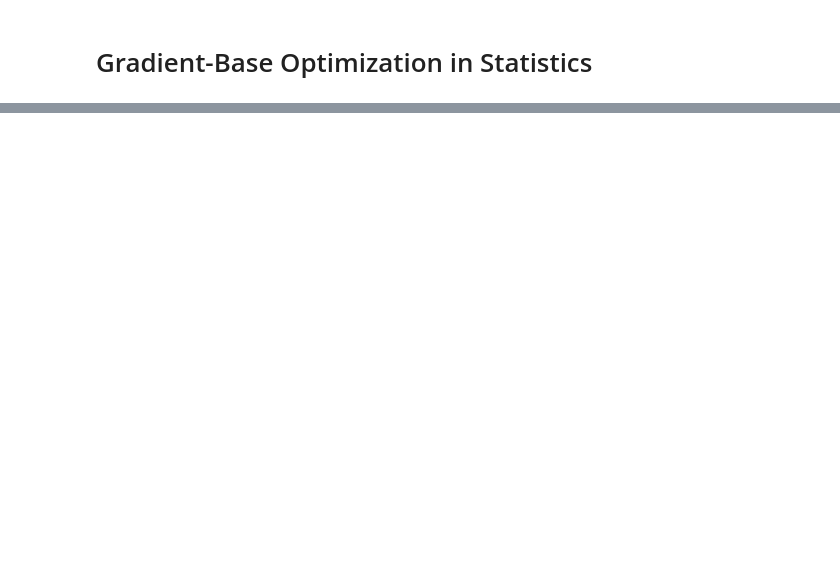
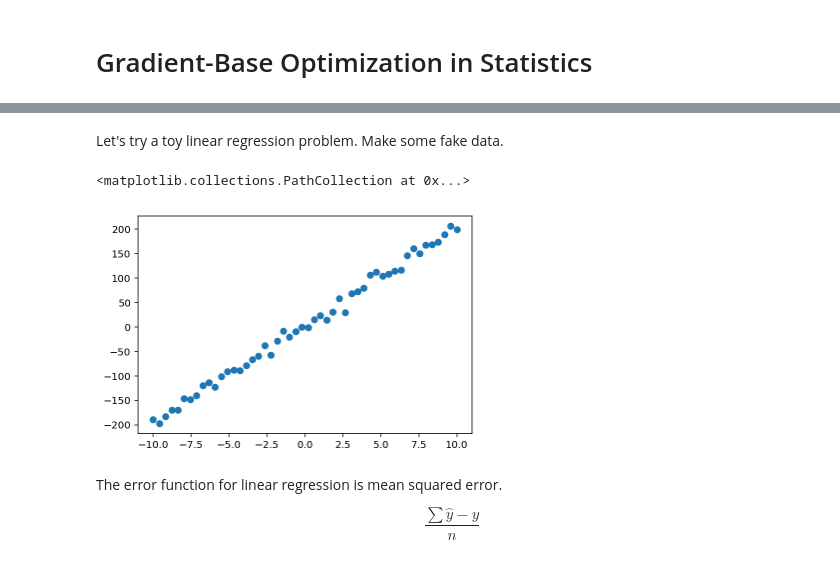
Before and after one commit to afcarl/autograd-fun, a Jupyter notebook: 05-statistics-ml.ipynb, the cells around one changed output, grey strips where cells are left out. Saved outputs shown, nothing was run; the diff lists cells and outputs as text; code cells hidden in the pictures; blank space fills up the shorter version.

```diff
--- a/05-statistics-ml.ipynb
+++ b/05-statistics-ml.ipynb
@@ -17,0 +71,16 @@ Linear and logistic regression are common models implemented in statistics, and
+# %% [markdown]
+Let's try a toy linear regression problem. Make some fake data.
+# %%
+# Params:
+M = 20
+C = 4
+x = np.linspace(-10, 10, 50)
+y = M * x  + C + npr.normal(size=50)* 10
+plt.scatter(x, y)
+# %% [output]
+<matplotlib.collections.PathCollection at 0x...>
+[figure, added]
+# %% [markdown]
+The error function for linear regression is mean squared error.
+
+$$ \frac{\sum \hat y - y}{n} $$
```
Also changed, not shown: parts of 5 cells of this notebook, 2 other files.
